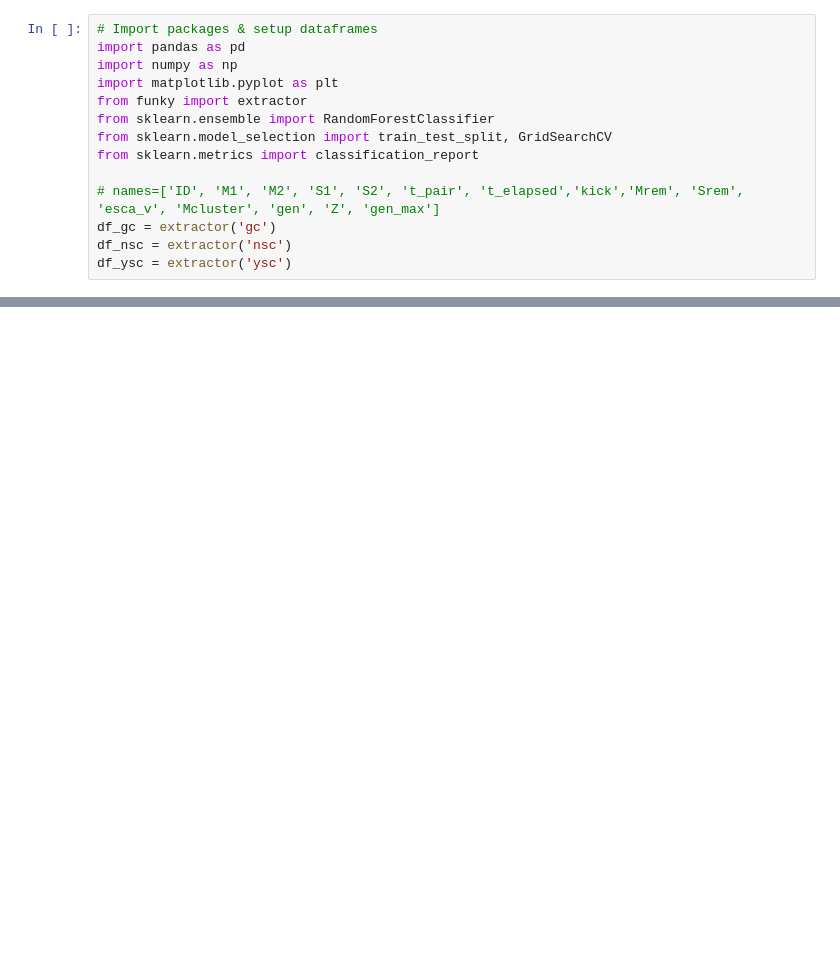
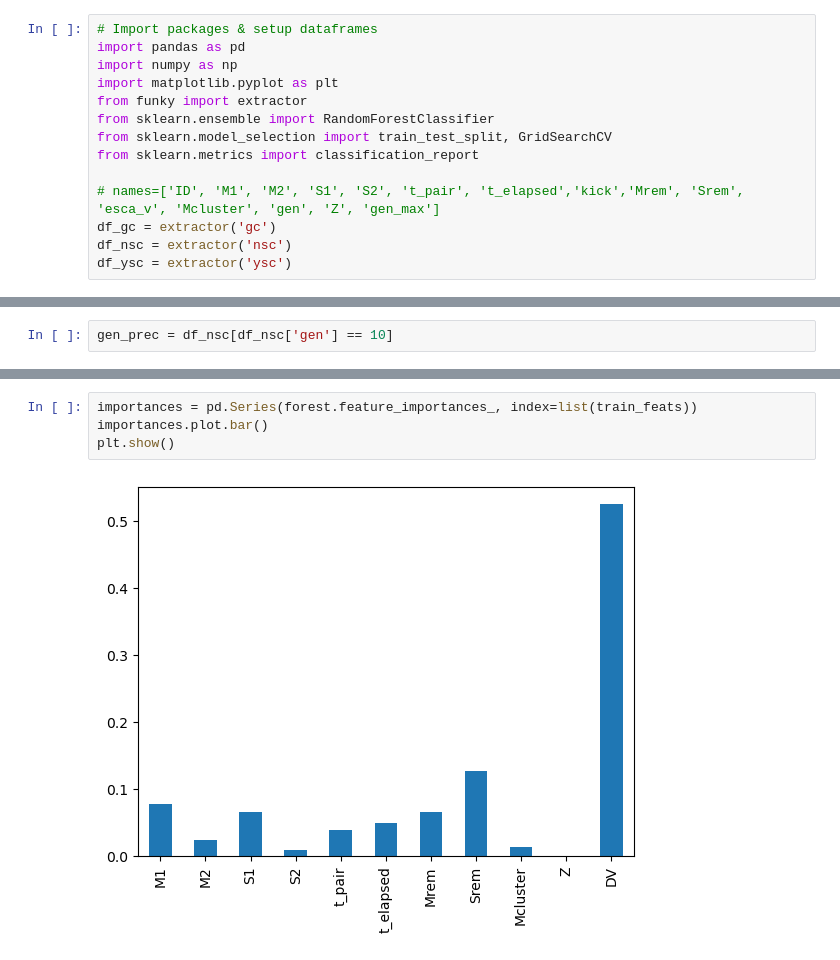
Before and after one commit to BelliLuigi/Hierarchical-mergers-of-black-holes, a Jupyter notebook: RFC.ipynb, the cells around one changed output, grey strips where cells are left out. Drawn from its saved outputs; the diff is of its cells as text; blank space fills up the shorter version.

```diff
--- a/RFC.ipynb
+++ b/RFC.ipynb
@@ -48,0 +61,2 @@ plt.show()
+# %%
+gen_prec = df_nsc[df_nsc['gen'] == 10]
@@ -48,0 +79,6 @@ plt.show()
+# %%
+importances = pd.Series(forest.feature_importances_, index=list(train_feats))
+importances.plot.bar()
+plt.show()
+# %% [output]
+[figure, added]
```
Also changed, not shown: parts of 7 cells of this notebook.
